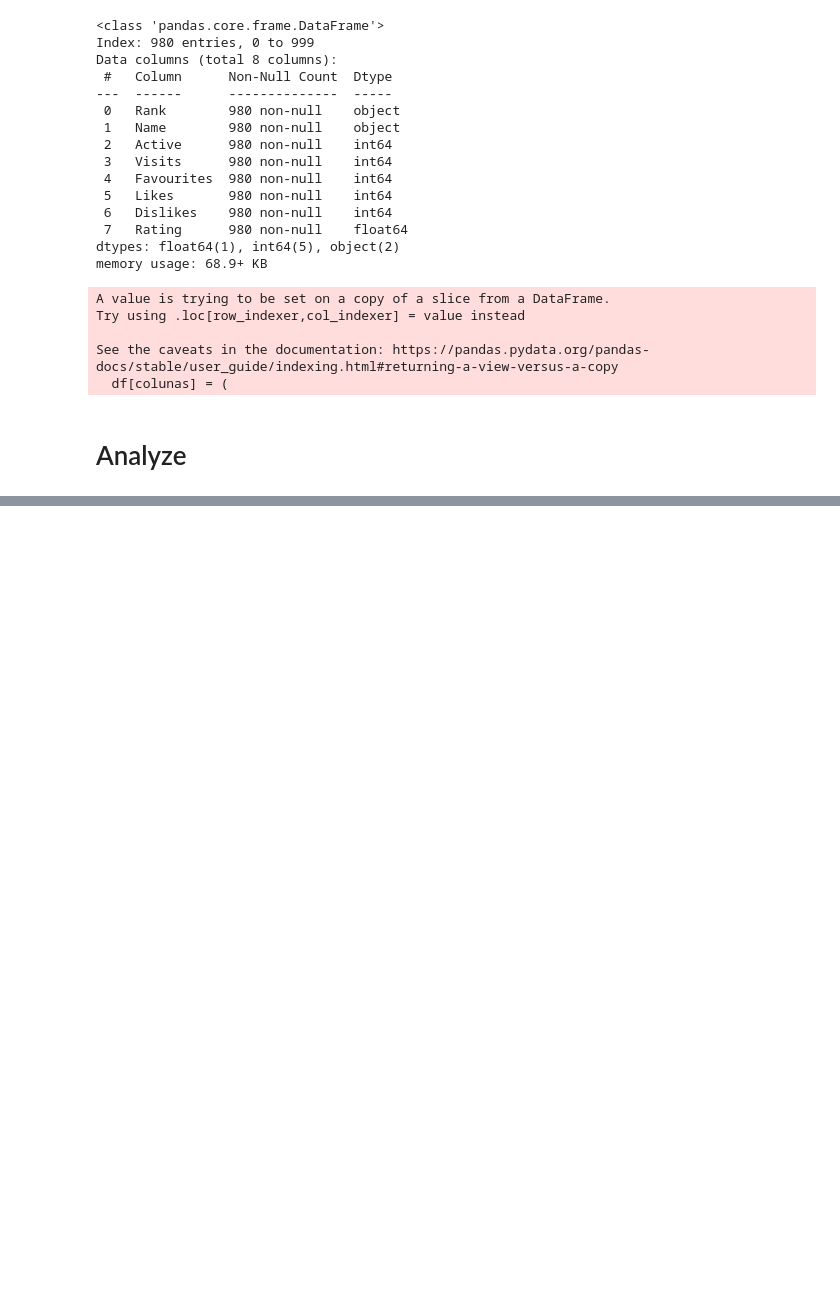
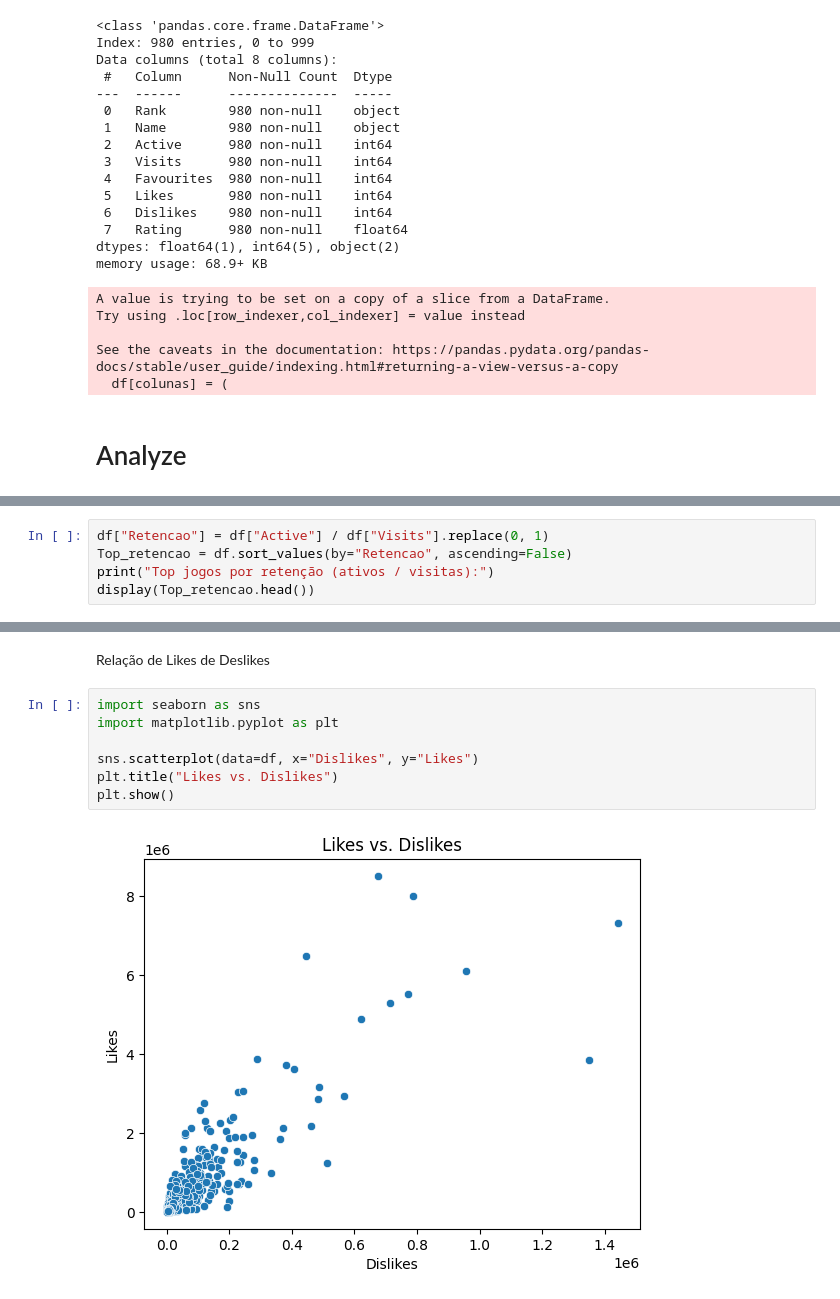
Before and after one commit to brieueu/Roblox_data, a Jupyter notebook: Roblox.ipynb, the cells around one changed output, grey strips where cells are left out. Drawn from its saved outputs; the diff is of its cells as text; blank space fills up the shorter version.

```diff
--- a/Roblox.ipynb
+++ b/Roblox.ipynb
@@ -98,0 +170,5 @@ See the caveats in the documentation: https://pandas.pydata.org/pandas-docs/stab
+# %%
+df["Retencao"] = df["Active"] / df["Visits"].replace(0, 1)
+Top_retencao = df.sort_values(by="Retencao", ascending=False)
+print("Top jogos por retenção (ativos / visitas):")
+display(Top_retencao.head())
@@ -98,0 +183,11 @@ See the caveats in the documentation: https://pandas.pydata.org/pandas-docs/stab
+# %% [markdown]
+Relação de Likes de Deslikes
+# %%
+import seaborn as sns
+import matplotlib.pyplot as plt
+
+sns.scatterplot(data=df, x="Dislikes", y="Likes")
+plt.title("Likes vs. Dislikes")
+plt.show()
+# %% [output]
+[figure, added]
```
Also changed, not shown: parts of 6 cells of this notebook.
